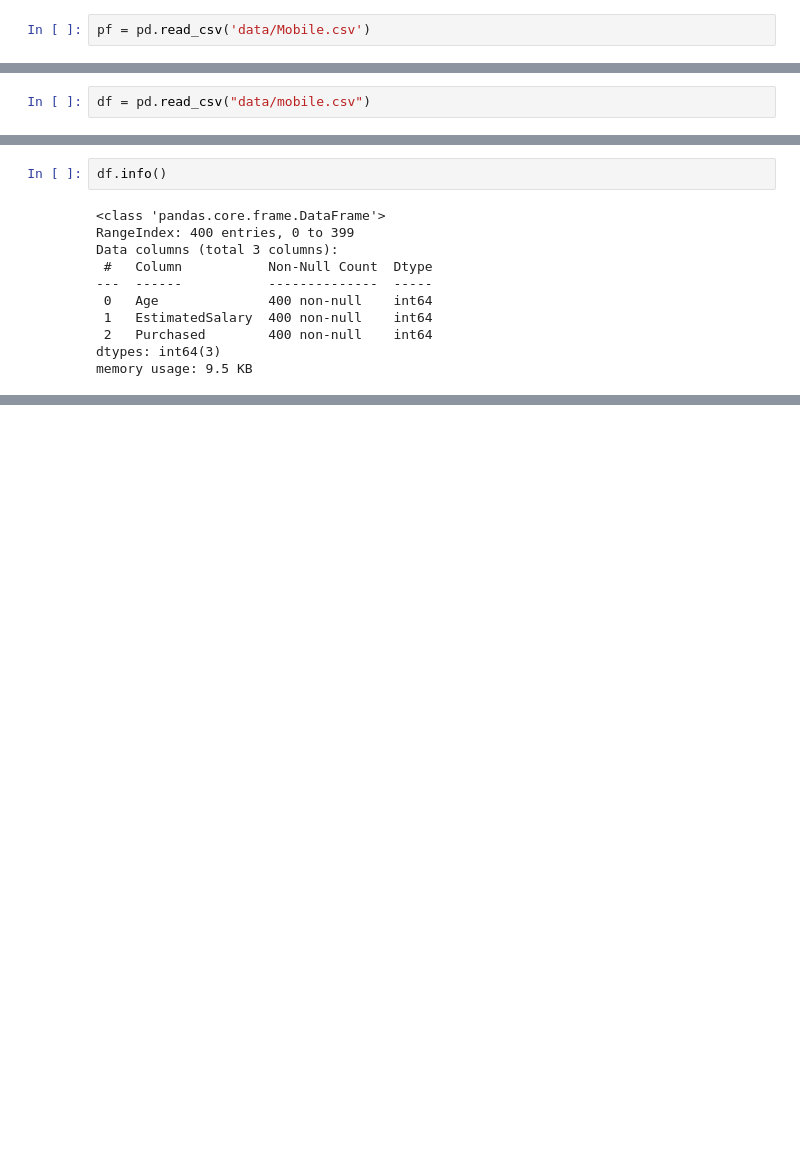
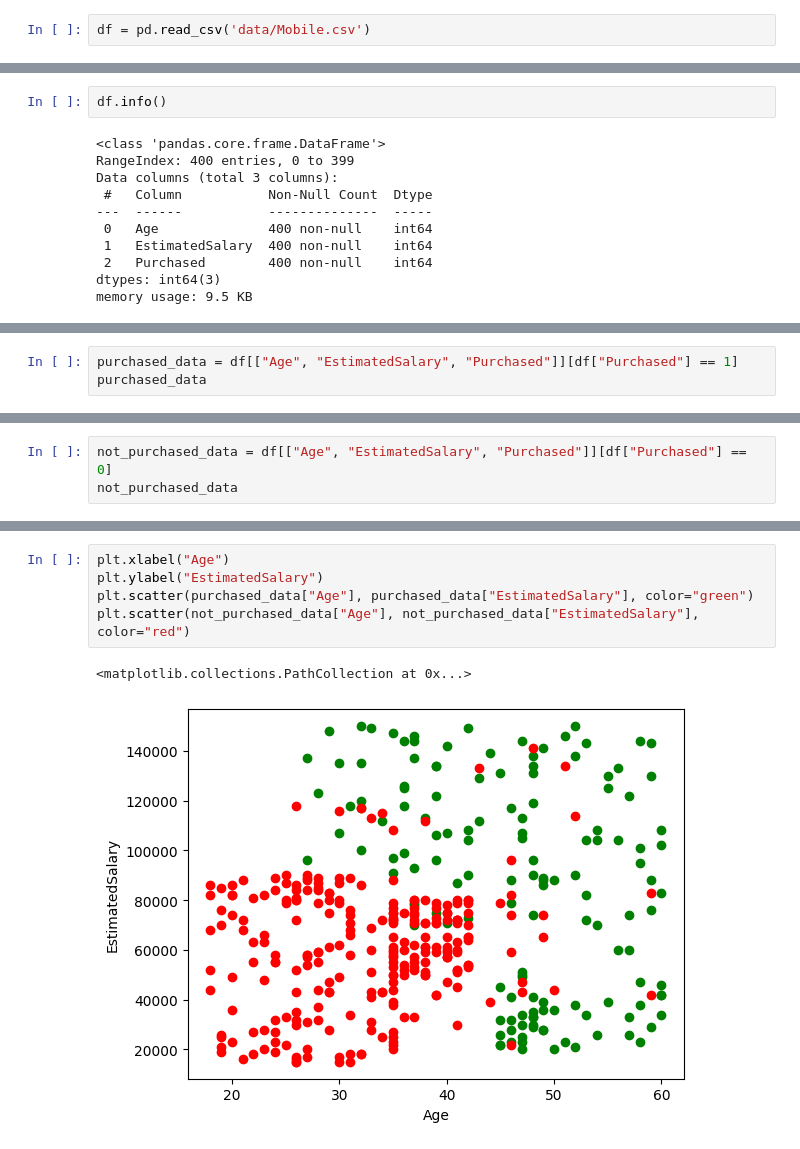
Before and after one commit to Mashrumihir/ML_PRACTICAL, a Jupyter notebook: Tutorial3.ipynb, the cells around one changed output, grey strips where cells are left out. Saved outputs shown, nothing was run; the diff lists cells and outputs as text; blank space fills up the shorter version.

```diff
--- a/Tutorial3.ipynb
+++ b/Tutorial3.ipynb
@@ -17,2 +26,2 @@ import sklearn as sln
 # %%
-pf = pd.read_csv('data/Mobile.csv')
+df = pd.read_csv('data/Mobile.csv')
@@ -92,5 +28,3 @@ from sklearn.metrics import r2_score
-# %%
-df = pd.read_csv("data/mobile.csv")
 # %%
 df
 # %% [output]
@@ -122,0 +77,3 @@ memory usage: 9.5 KB
+# %%
+purchased_data = df[["Age", "EstimatedSalary", "Purchased"]][df["Purchased"] == 1]
+purchased_data
@@ -122,0 +94,3 @@ memory usage: 9.5 KB
+# %%
+not_purchased_data = df[["Age", "EstimatedSalary", "Purchased"]][df["Purchased"] == 0]
+not_purchased_data
@@ -122,0 +111,8 @@ memory usage: 9.5 KB
+# %%
+plt.xlabel("Age")
+plt.ylabel("EstimatedSalary")
+plt.scatter(purchased_data["Age"], purchased_data["EstimatedSalary"], color="green")
+plt.scatter(not_purchased_data["Age"], not_purchased_data["EstimatedSalary"], color="red")
+# %% [output]
+<matplotlib.collections.PathCollection at 0x...>
+[figure, added]
```
Also changed, not shown: parts of 47 cells of this notebook, 1 other file.
